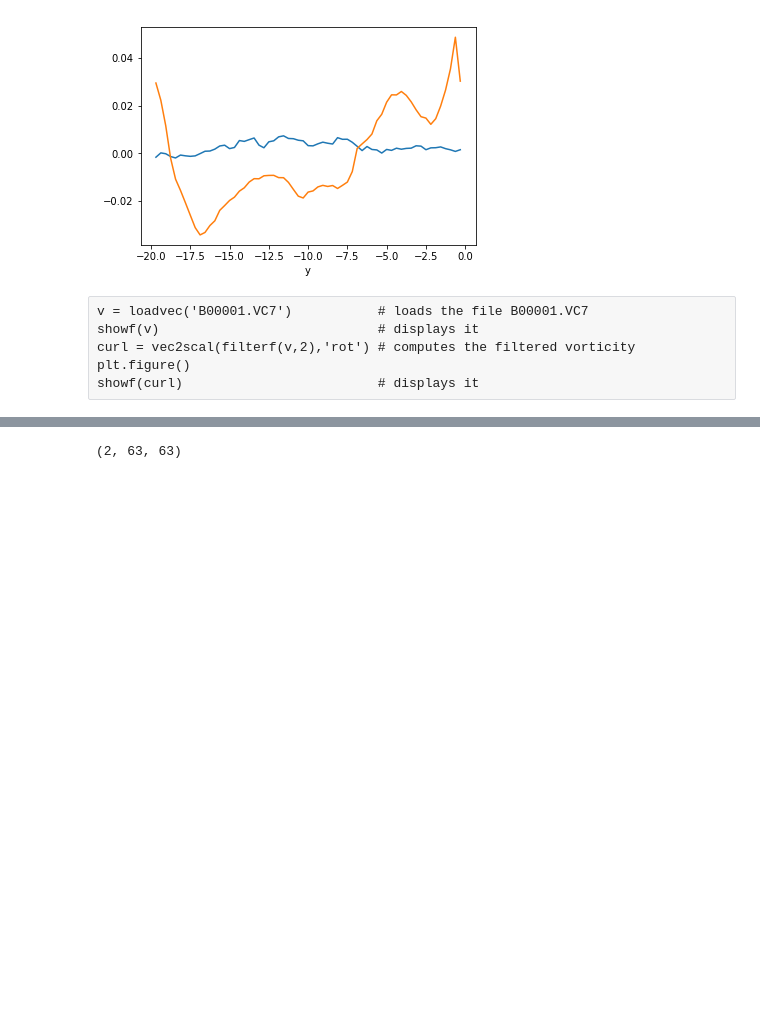
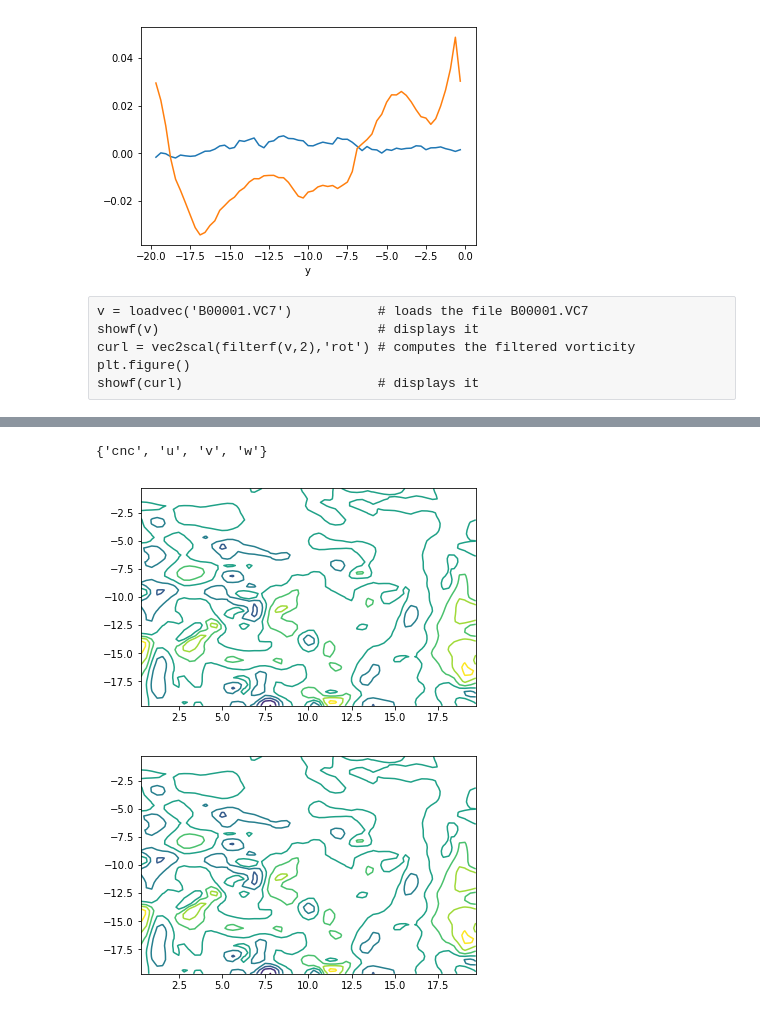
Before and after one commit to alexlib/pivpy, a Jupyter notebook: examples/notebooks/pivpy_example1.ipynb, the cells around one changed output, grey strips where cells are left out. Saved outputs shown, nothing was run; the diff lists cells and outputs as text; code cells hidden in the pictures; blank space fills up the shorter version.

Commit message:
first vec2scal and showscal prototypes

```diff
--- a/examples/notebooks/pivpy_example1.ipynb
+++ b/examples/notebooks/pivpy_example1.ipynb
@@ -106,4 +70,21 @@ tmp = np.gradient(data['u'],axis=(1,2))
-# %%
-tmp[0].shape
-# %% [output]
-(2, 63, 63)
+# %%
+# prepare space
+data['w'] = xr.DataArray(np.zeros_like(data['u']),dims=['t','x','y'])
+# estimate curl
+for t in data.t:
+    tmp = data.isel(t=t)
+    ux,uy = np.gradient(tmp['u'])
+    vx,vy = np.gradient(tmp['v'])
+    tmp['w'] += vy - ux
+# %%
+# get the list of variables
+set(data.keys()) - set(data.coords)
+# %% [output]
+{'cnc', 'u', 'v', 'w'}
+# %%
+tmp = process.vec2scal(data,'curl')
+# %%
+graphics.showscal(tmp)
+# %% [output]
+[figure, added]
+[figure, added]
```
Also changed, not shown: parts of 7 cells of this notebook, 2 other files.
